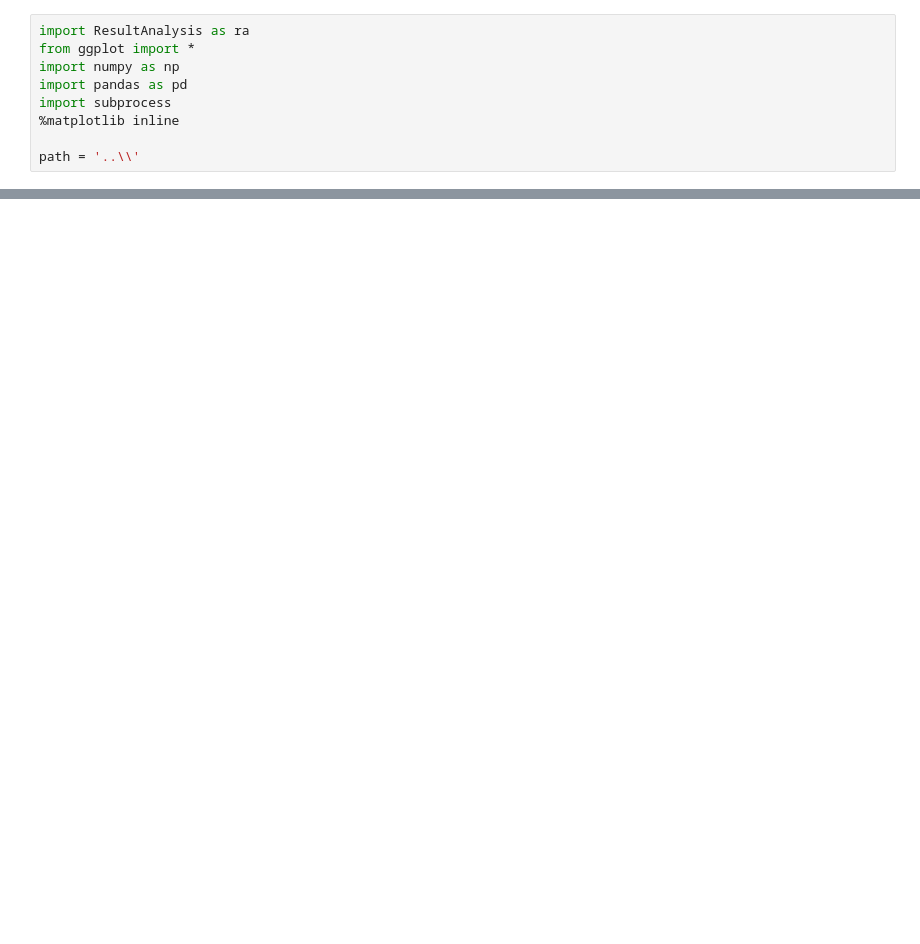
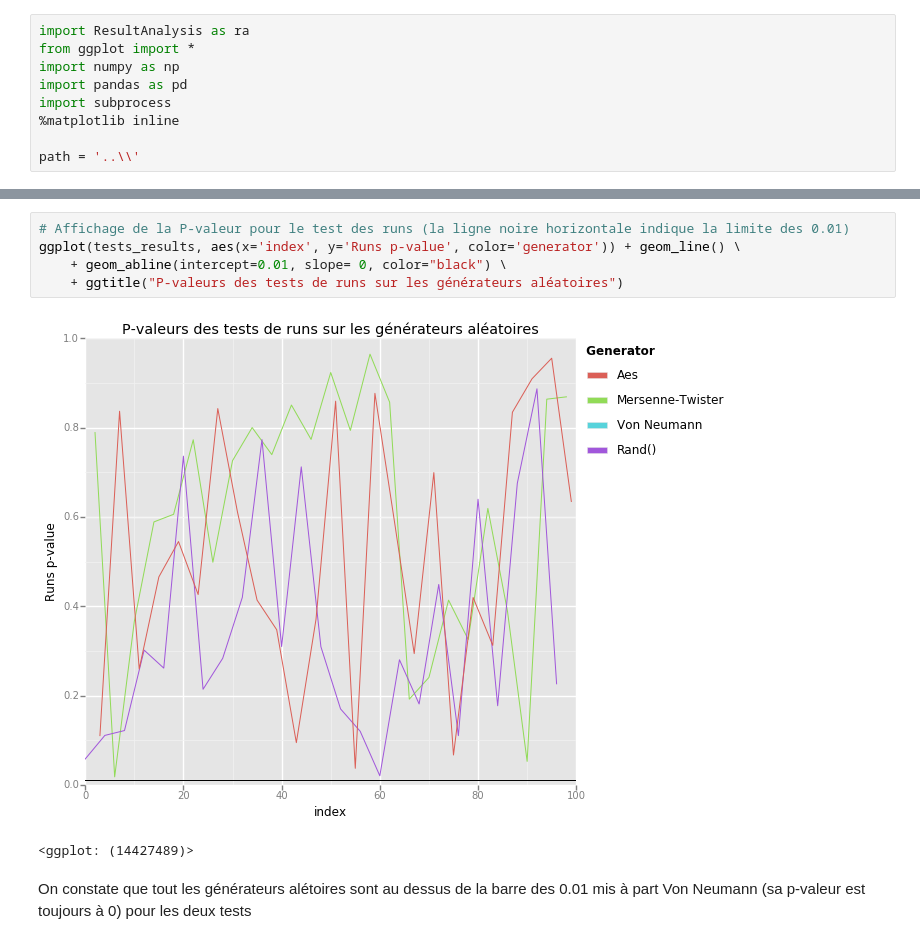
Before and after one commit to PaulEmmanuelSotir/TPs_3IF, a Jupyter notebook: TP1_Probas/ResultAnalysis/ResultAnalysisNotebook.ipynb, the cells around one changed output, grey strips where cells are left out. Drawn from its saved outputs; the diff is of its cells as text; blank space fills up the shorter version.

Commit message:
Improved python notebook and C program of TP1_probas (almost finished part 1-2-3)

```diff
--- a/TP1_Probas/ResultAnalysis/ResultAnalysisNotebook.ipynb
+++ b/TP1_Probas/ResultAnalysis/ResultAnalysisNotebook.ipynb
@@ -102,0 +131,10 @@ ra.plot_bit_sequence_fft(data_neumann['values'], 14)
+# %%
+# Affichage de la P-valeur pour le test des runs (la ligne noire horizontale indique la limite des 0.01)
+ggplot(tests_results, aes(x='index', y='Runs p-value', color='generator')) + geom_line() \
+    + geom_abline(intercept=0.01, slope= 0, color="black") \
+    + ggtitle("P-valeurs des tests de runs sur les générateurs aléatoires")
+# %% [output]
+[figure, added]
+<ggplot: (14427489)>
+# %% [markdown]
+On constate que tout les générateurs alétoires sont au dessus de la barre des 0.01 mis à part Von Neumann (sa p-valeur est toujours à 0) pour les deux tests
```
Also changed, not shown: parts of 24 cells of this notebook, 16 other files.
